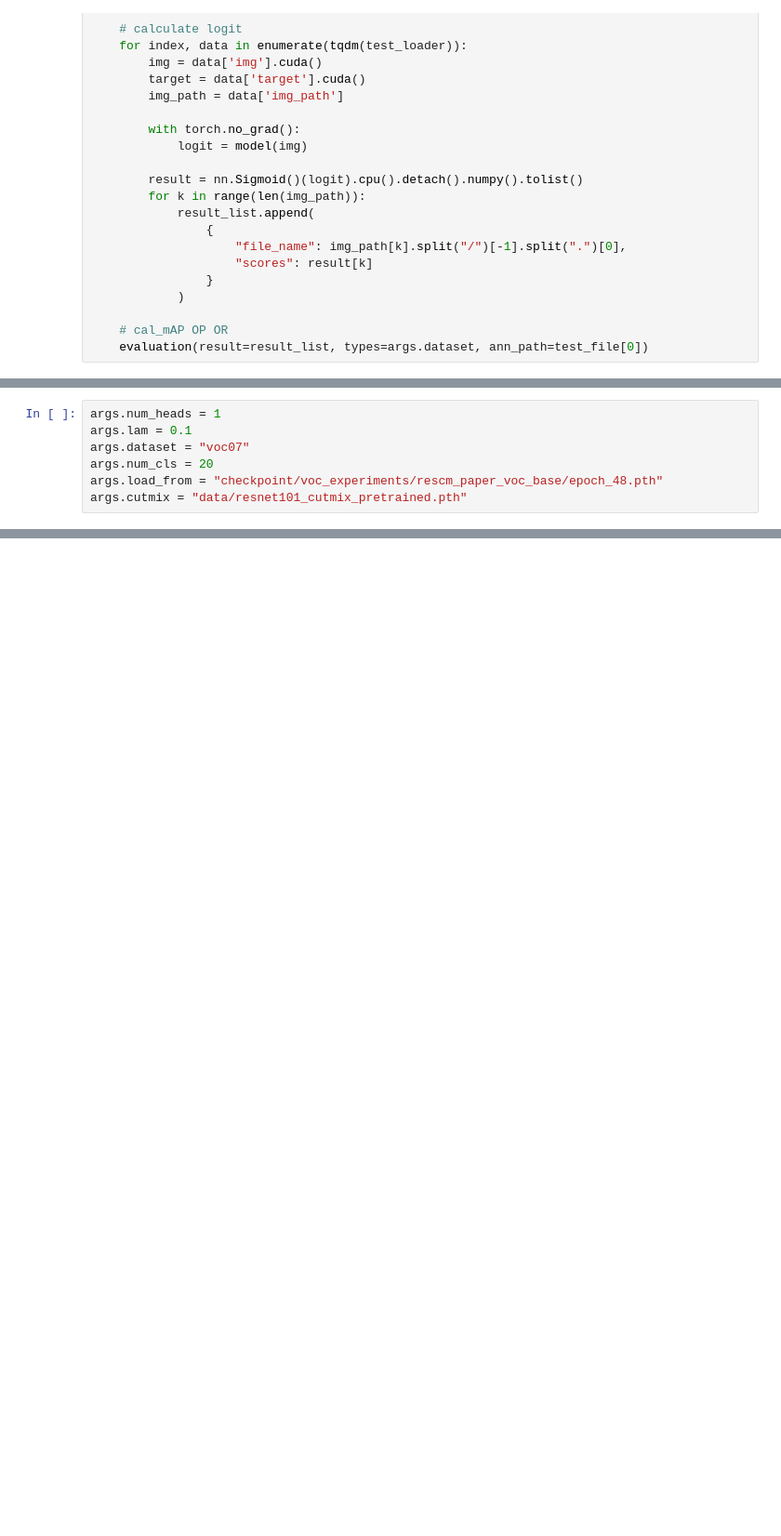
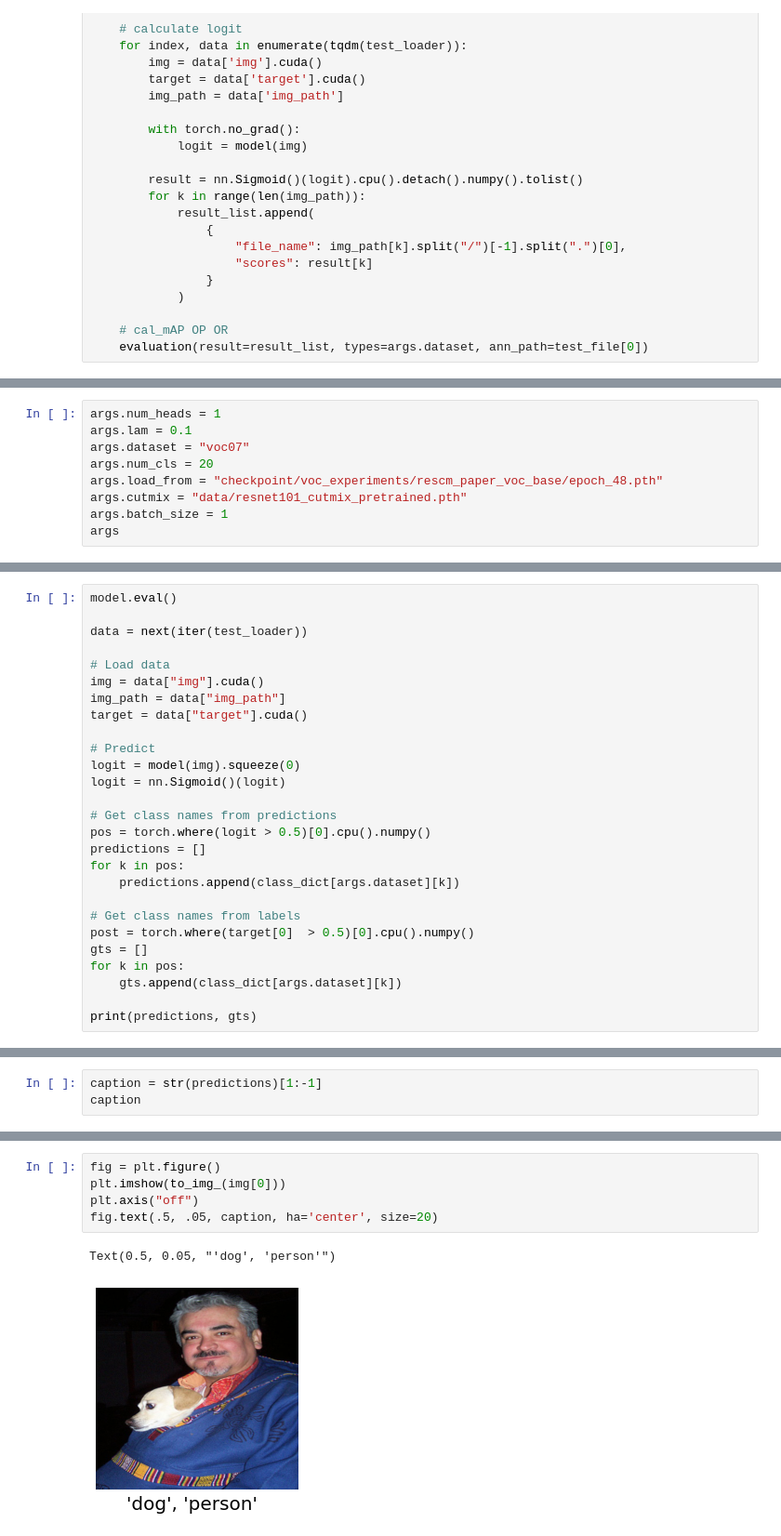
Before and after one commit to hasibzunair/msl-recognition, a Jupyter notebook: notebooks/test.ipynb, the cells around one changed output, grey strips where cells are left out. Shown: that part at 93% size. Drawn from its saved outputs; the diff is of its cells as text; blank space fills up the shorter version.

Commit message:
test notebook for visualizing predictions

```diff
--- a/notebooks/test.ipynb
+++ b/notebooks/test.ipynb
@@ -87,3 +99,5 @@ args.dataset = "voc07"
 args.num_cls = 20
 args.load_from = "checkpoint/voc_experiments/rescm_paper_voc_base/epoch_48.pth"
 args.cutmix = "data/resnet101_cutmix_pretrained.pth"
+args.batch_size = 1
+args
@@ -123,0 +195,27 @@ val(args, model, test_loader, test_file)
+# %%
+model.eval()
+
+data = next(iter(test_loader))
+
+# Load data
+img = data["img"].cuda()
+img_path = data["img_path"]
+target = data["target"].cuda()
+
+# Predict
+logit = model(img).squeeze(0)
+logit = nn.Sigmoid()(logit)
+
+# Get class names from predictions
+pos = torch.where(logit > 0.5)[0].cpu().numpy()
+predictions = []
+for k in pos:
+    predictions.append(class_dict[args.dataset][k])
+
+# Get class names from labels
+post = torch.where(target[0]  > 0.5)[0].cpu().numpy()
+gts = []
+for k in pos:
+    gts.append(class_dict[args.dataset][k])
+
+print(predictions, gts)
@@ -123,0 +224,3 @@ val(args, model, test_loader, test_file)
+# %%
+caption = str(predictions)[1:-1]
+caption
@@ -123,0 +233,8 @@ val(args, model, test_loader, test_file)
+# %%
+fig = plt.figure()
+plt.imshow(to_img_(img[0]))
+plt.axis("off")
+fig.text(.5, .05, caption, ha='center', size=20)
+# %% [output]
+Text(0.5, 0.05, "'dog', 'person'")
+[figure, added]
```
Also changed, not shown: parts of 23 cells of this notebook, 1 other file.
